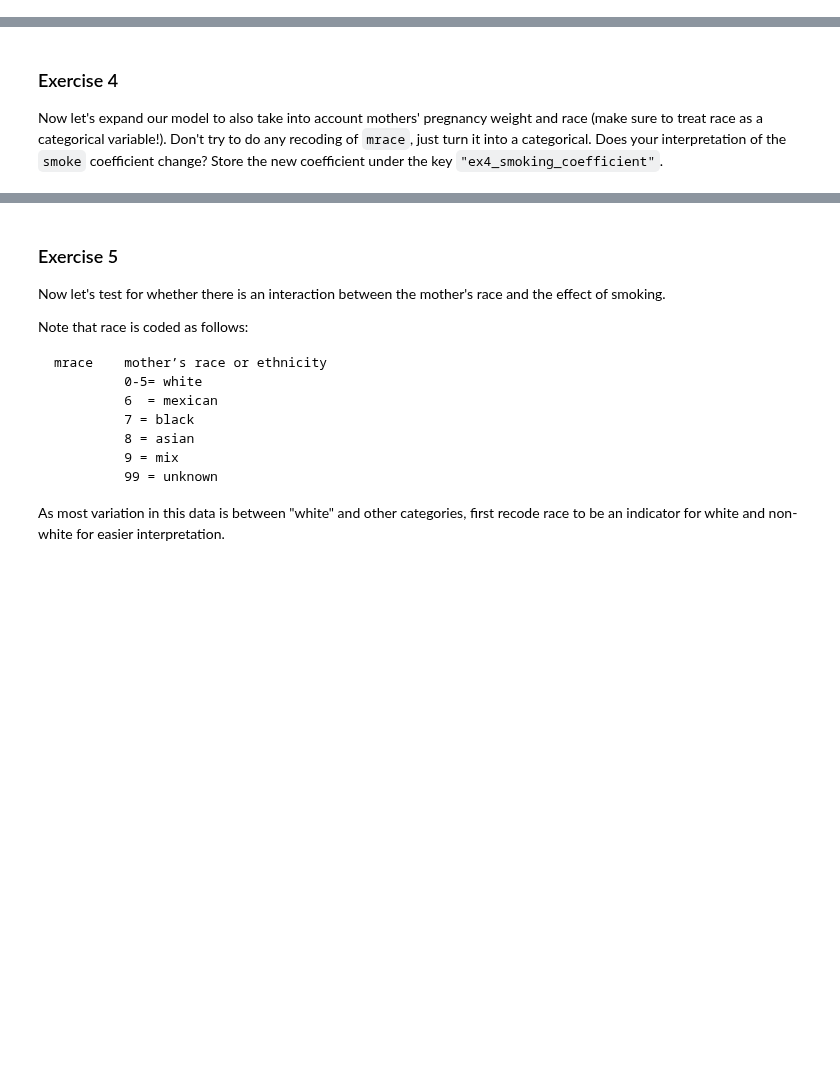
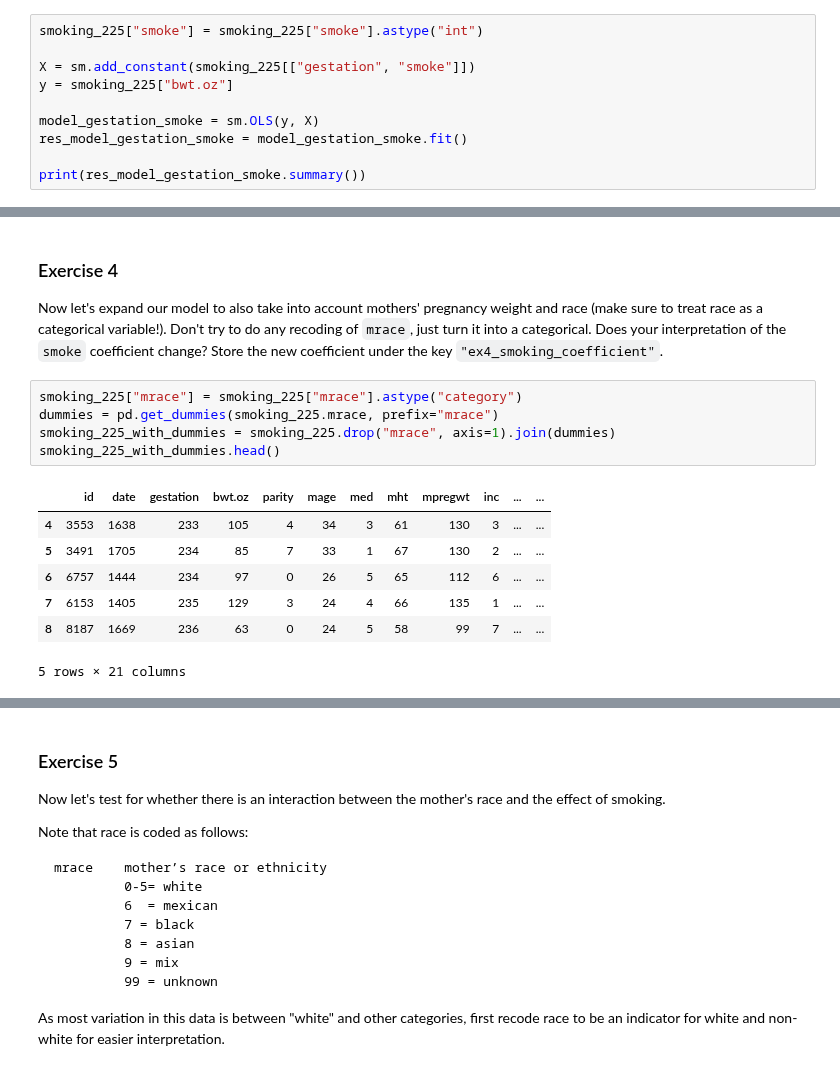
Before and after one commit to BarbaraPFloresRios/IDS720_PracticalDataScience, a Jupyter notebook: 20231116_ExerciseStatsmodels/Exercise_statsmodels.ipynb, the cells around one changed output, grey strips where cells are left out. Saved outputs shown, nothing was run; the diff lists cells and outputs as text; blank space fills up the shorter version.

```diff
--- a/20231116_ExerciseStatsmodels/Exercise_statsmodels.ipynb
+++ b/20231116_ExerciseStatsmodels/Exercise_statsmodels.ipynb
@@ -114,3 +122,13 @@ Now check this relationship using `statsmodels`. Regress birthweight on gestatio
 *Note:* coefficients are stored in the `.params` attribute of your fit model.
 
 *Note 2:* you may hit a problem because of the name of one of your columns. You should probably be able to guess the problem given your experience with Python. Also, if you have trouble figuring out how to access the parameters from a fitted model, check out the docs [here](https://www.statsmodels.org/dev/generated/statsmodels.regression.linear_model.OLS.html).
+# %%
+smoking_225["smoke"] = smoking_225["smoke"].astype("int")
+
+X = sm.add_constant(smoking_225[["gestation", "smoke"]])
+y = smoking_225["bwt.oz"]
+
+model_gestation_smoke = sm.OLS(y, X)
+res_model_gestation_smoke = model_gestation_smoke.fit()
+
+print(res_model_gestation_smoke.summary())
@@ -117,3 +170,16 @@ Now check this relationship using `statsmodels`. Regress birthweight on gestatio
 # %% [markdown]
 ### Exercise 4
 Now let's expand our model to also take into account mothers' pregnancy weight and race (make sure to treat race as a categorical variable!). Don't try to do any recoding of `mrace`, just turn it into a categorical. Does your interpretation of the `smoke` coefficient change? Store the new coefficient under the key `"ex4_smoking_coefficient"`.
+# %%
+smoking_225["mrace"] = smoking_225["mrace"].astype("category")
+dummies = pd.get_dummies(smoking_225.mrace, prefix="mrace")
+smoking_225_with_dummies = smoking_225.drop("mrace", axis=1).join(dummies)
+smoking_225_with_dummies.head()
+# %% [output]
+|  | id | date | gestation | bwt.oz | parity | mage | med | mht | mpregwt | inc | ... | ... |
+| 4 | 3553 | 1638 | 233 | 105 | 4 | 34 | 3 | 61 | 130 | 3 | ... | ... |
+| 5 | 3491 | 1705 | 234 | 85 | 7 | 33 | 1 | 67 | 130 | 2 | ... | ... |
+| 6 | 6757 | 1444 | 234 | 97 | 0 | 26 | 5 | 65 | 112 | 6 | ... | ... |
+| 7 | 6153 | 1405 | 235 | 129 | 3 | 24 | 4 | 66 | 135 | 1 | ... | ... |
+| 8 | 8187 | 1669 | 236 | 63 | 0 | 24 | 5 | 58 | 99 | 7 | ... | ... |
+5 rows × 21 columns
```
Also changed, not shown: parts of 14 cells of this notebook, 3 other files.
